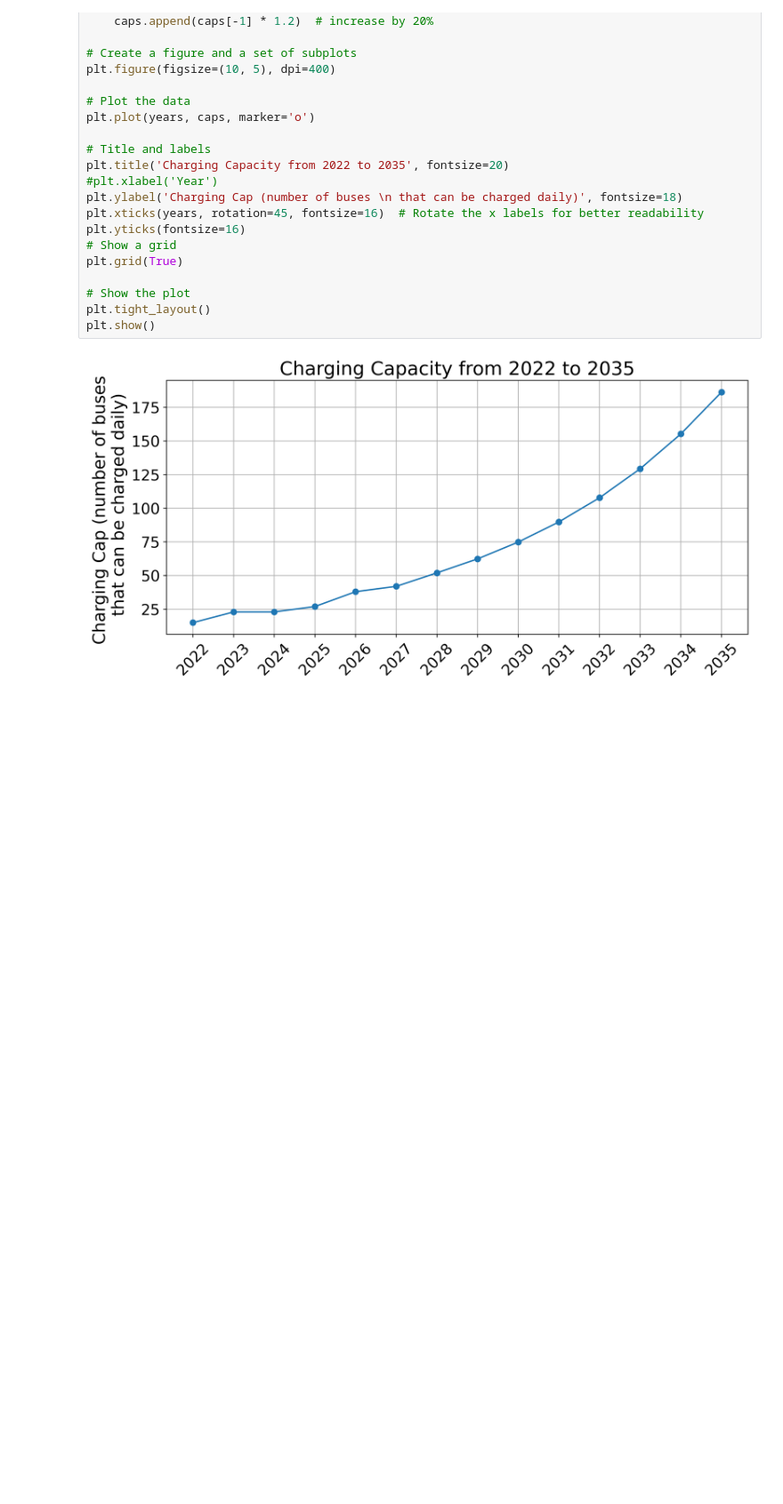
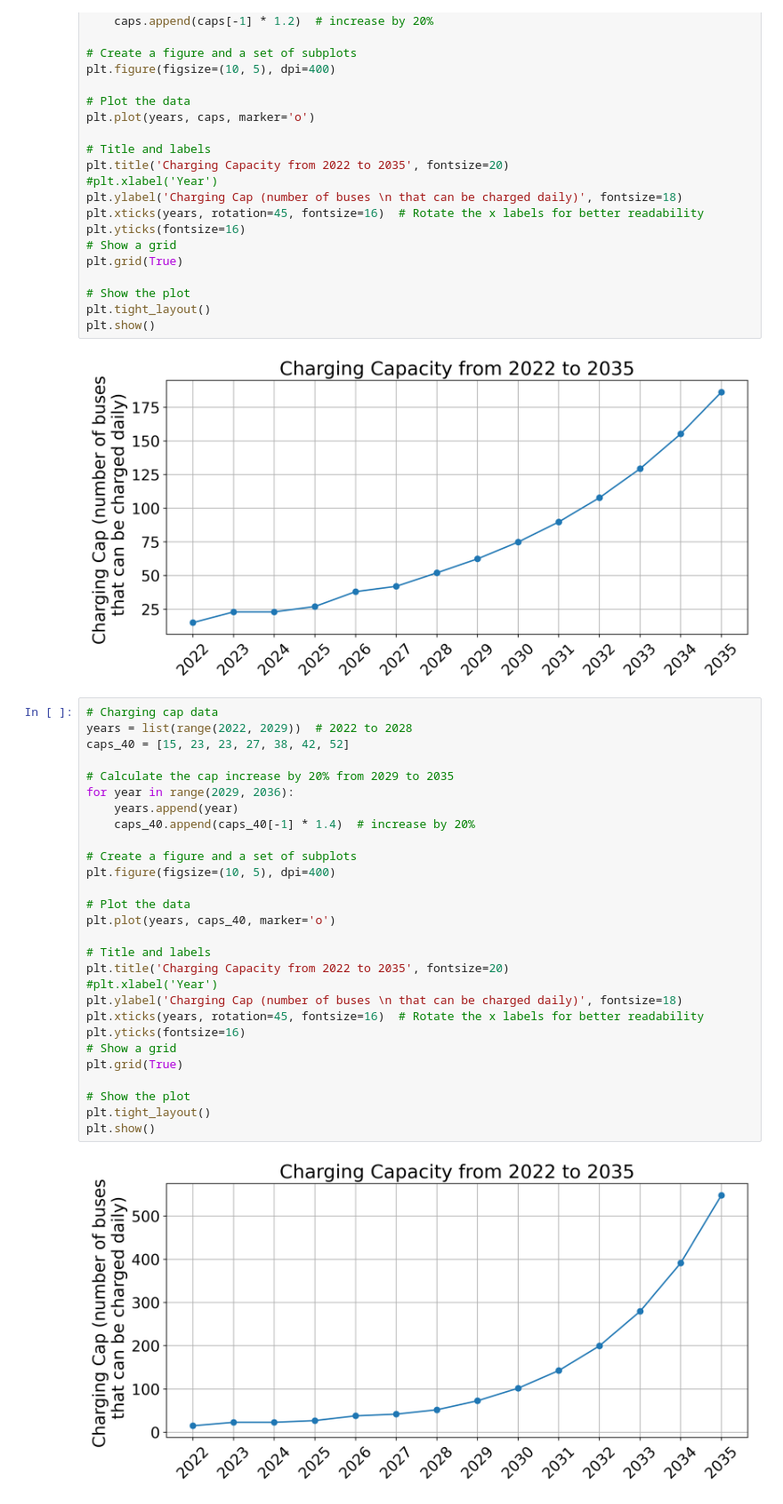
Before and after one commit to narslab/transit-electrification-futures, a Jupyter notebook: bin/jupyter/charging-capacity.ipynb, the cells around one changed output. Shown at 89% size. Drawn from its saved outputs; the diff is of its cells as text; blank space fills up the shorter version.

Commit message:
Implement 40% increase in charging capacity from 2028-2035

```diff
--- a/bin/jupyter/charging-capacity.ipynb
+++ b/bin/jupyter/charging-capacity.ipynb
@@ -30,3 +30,33 @@ plt.tight_layout()
 plt.show()
 # %% [output]
 [figure]
+# %%
+# Charging cap data
+years = list(range(2022, 2029))  # 2022 to 2028
+caps_40 = [15, 23, 23, 27, 38, 42, 52]
+
+# Calculate the cap increase by 20% from 2029 to 2035
+for year in range(2029, 2036):
+    years.append(year)
+    caps_40.append(caps_40[-1] * 1.4)  # increase by 20%
+
+# Create a figure and a set of subplots
+plt.figure(figsize=(10, 5), dpi=400)
+
+# Plot the data
+plt.plot(years, caps_40, marker='o')
+
+# Title and labels
+plt.title('Charging Capacity from 2022 to 2035', fontsize=20)
+#plt.xlabel('Year')
+plt.ylabel('Charging Cap (number of buses \n that can be charged daily)', fontsize=18)
+plt.xticks(years, rotation=45, fontsize=16)  # Rotate the x labels for better readability
+plt.yticks(fontsize=16)
+# Show a grid
+plt.grid(True)
+
+# Show the plot
+plt.tight_layout()
+plt.show()
+# %% [output]
+[figure, added]
```
Also changed, not shown: parts of 1 cell of this notebook, 47 other files.
